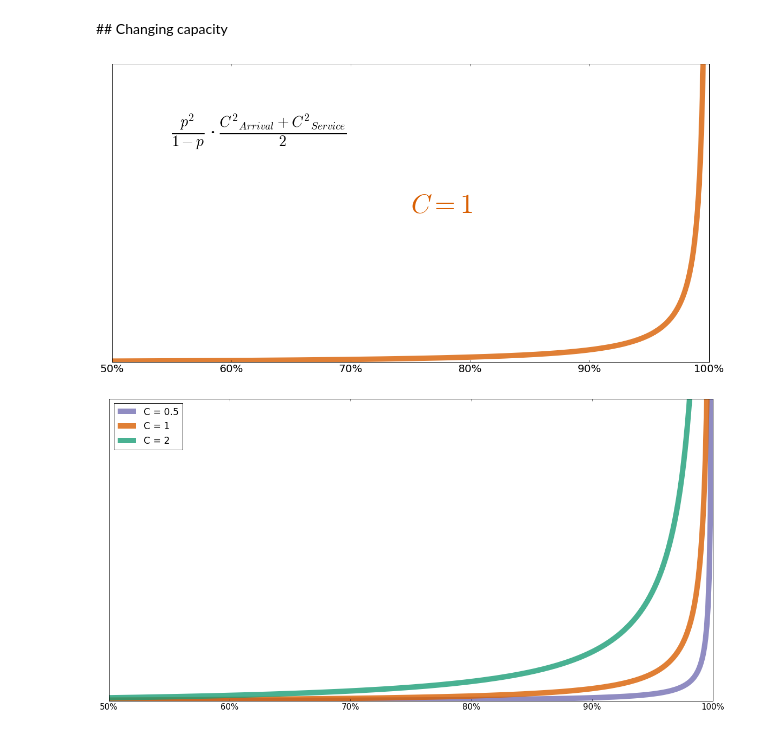
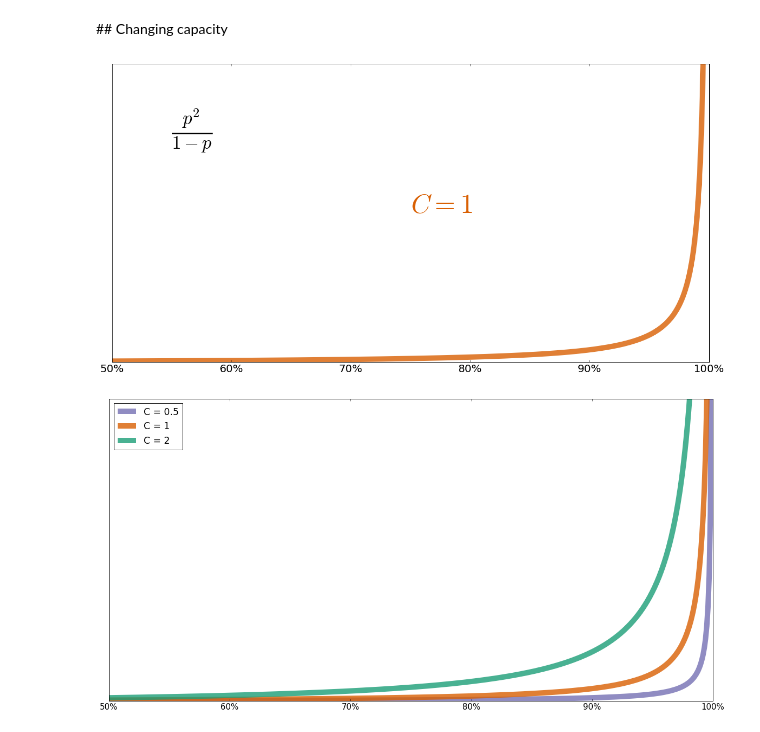
Before and after one commit to lonelypeanut/dataviz, a Jupyter notebook: tom_talk/Tom workflow talk.ipynb, the cells around one changed output. Cells and saved outputs as stored; diff of their text form; code cells hidden in the pictures.

```diff
--- a/tom_talk/Tom workflow talk.ipynb
+++ b/tom_talk/Tom workflow talk.ipynb
@@ -201,6 +201,8 @@ pl.show()
 ## Changing capacity
 # %%
 Lq_equation = r'$\frac{p^2}{1-p}\cdot\frac{{C^2}_{Arrival} + {C^2}_{Service}}{2}$'
+# %%
+Lq_equation_1 = r'$\frac{p^2}{1-p}$'
 # %%
 def queue_size(p, c=1):
 
@@ -212,19 +214,19 @@ colors = [col for col in color_dict.values()]
 # %%
 lw = 10
 
 fig, ax = pl.subplots(figsize=(20, 10))
 pl.plot(p_range, queue_size(p_range), linewidth=lw, color=colors[1], alpha=0.8)
 pl.yticks(range(0, 500, 500), '')
 pl.xticks(np.arange(0, 1.1, 0.10 ), [str(x) + '%' for x in np.arange(0, 110, 10)], size=20)
 pl.text(0.75, 100, r'$C = 1$', size=50, color=colors[1])
 
 pl.xlim(0.5, )
 pl.ylim(0, 200)
-pl.text(0.55, 150, Lq_equation, size=40)
+pl.text(0.55, 150, Lq_equation_1, size=50)
 
 pl.show()
 # %% [output]
-[figure, old version]
+[figure, new version]
 # %%
 pl.figure(figsize=(20, 10))
 
```
Also changed, not shown: parts of 2 cells of this notebook.
